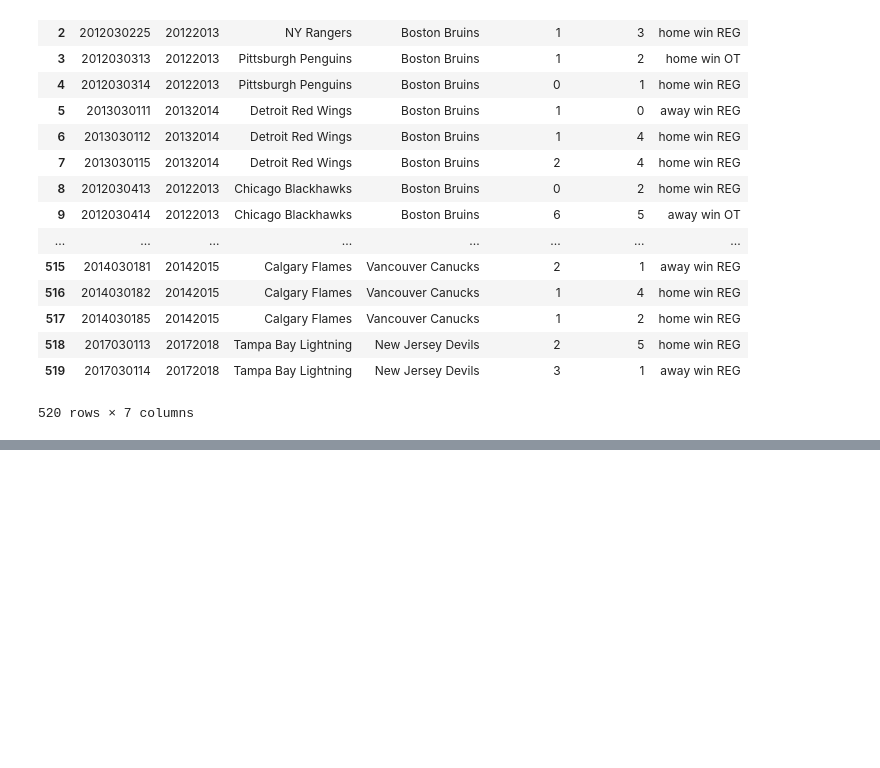
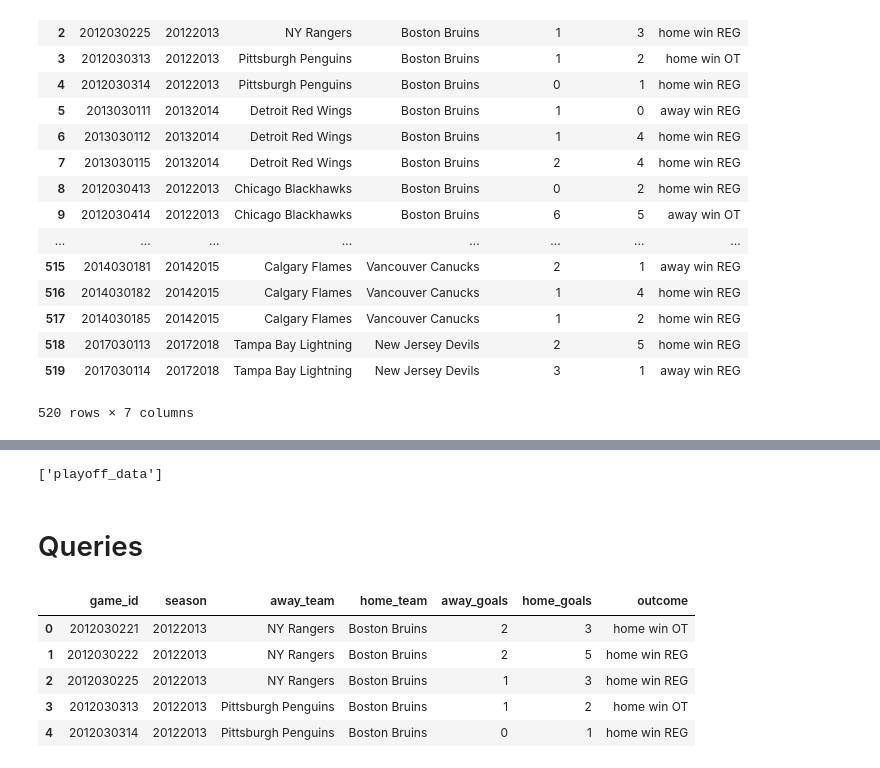
Before and after one commit to Mpalmese/ETL-project, a Jupyter notebook: ETL.ipynb, the cells around one changed output, grey strips where cells are left out. Saved outputs shown, nothing was run; the diff lists cells and outputs as text; code cells hidden in the pictures; blank space fills up the shorter version.

```diff
--- a/ETL.ipynb
+++ b/ETL.ipynb
@@ -207,2 +206,9 @@ playoff_data
+# %%
+# Create database connection
+rds_connection_string = "root:Password1@localhost/playoff_db"
+engine = create_engine(f'mysql://{rds_connection_string}')
 # %%
 # Confirm tables
+engine.table_names()
+# %% [output]
+['playoff_data']
@@ -208,0 +218,11 @@ playoff_data
+# %% [markdown]
+# Queries
+# %%
+pd.read_sql_query('select * from playoff_data', con=engine).head()
+# %% [output]
+|  | game_id | season | away_team | home_team | away_goals | home_goals | outcome |
+| 0 | 2012030221 | 20122013 | NY Rangers | Boston Bruins | 2 | 3 | home win OT |
+| 1 | 2012030222 | 20122013 | NY Rangers | Boston Bruins | 2 | 5 | home win REG |
+| 2 | 2012030225 | 20122013 | NY Rangers | Boston Bruins | 1 | 3 | home win REG |
+| 3 | 2012030313 | 20122013 | Pittsburgh Penguins | Boston Bruins | 1 | 2 | home win OT |
+| 4 | 2012030314 | 20122013 | Pittsburgh Penguins | Boston Bruins | 0 | 1 | home win REG |
```
Also changed, not shown: parts of 4 cells of this notebook.
